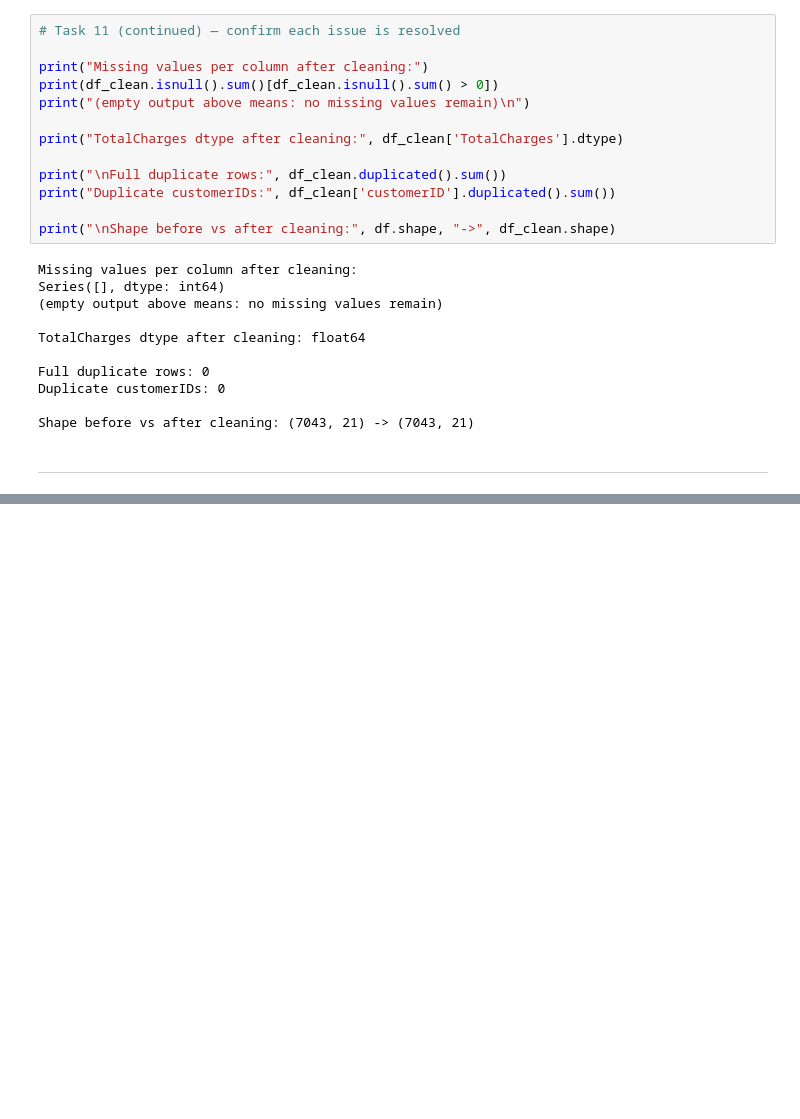
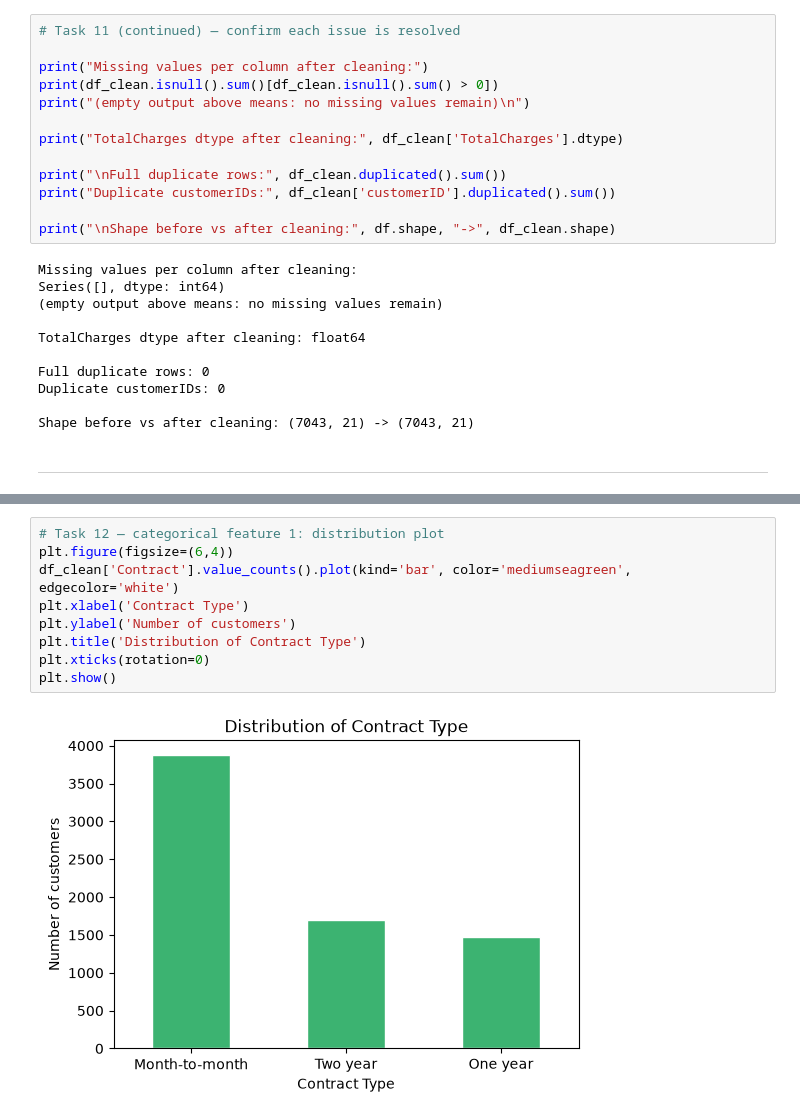
Before and after one commit to bahadurmalik82/ML-Data-Cleaning-EDA, a Jupyter notebook: Lab2_Data_Cleaning_EDA_bahadurali.ipynb, the cells around one changed output, grey strips where cells are left out. Drawn from its saved outputs; the diff is of its cells as text; blank space fills up the shorter version.

```diff
--- a/Lab2_Data_Cleaning_EDA_bahadurali.ipynb
+++ b/Lab2_Data_Cleaning_EDA_bahadurali.ipynb
@@ -283,0 +298,11 @@ Shape before vs after cleaning: (7043, 21) -> (7043, 21)
+# %%
+# Task 12 — categorical feature 1: distribution plot
+plt.figure(figsize=(6,4))
+df_clean['Contract'].value_counts().plot(kind='bar', color='mediumseagreen', edgecolor='white')
+plt.xlabel('Contract Type')
+plt.ylabel('Number of customers')
+plt.title('Distribution of Contract Type')
+plt.xticks(rotation=0)
+plt.show()
+# %% [output]
+[figure, added]
```
Also changed, not shown: parts of 28 cells of this notebook.
